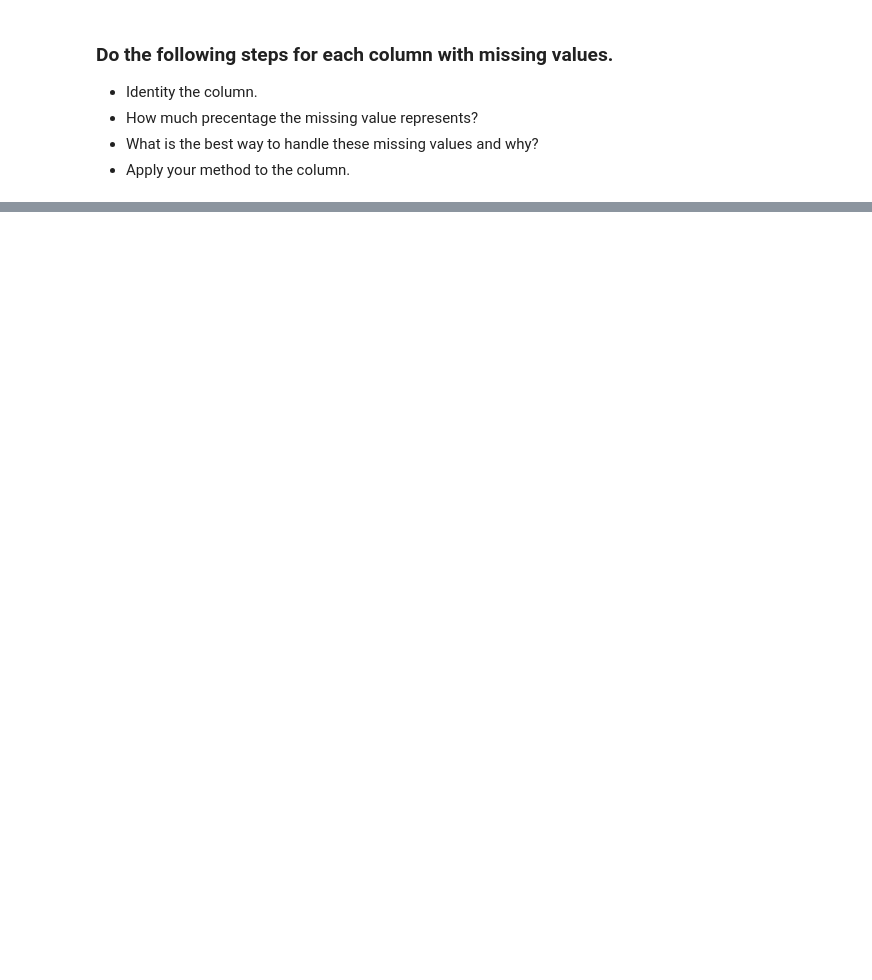
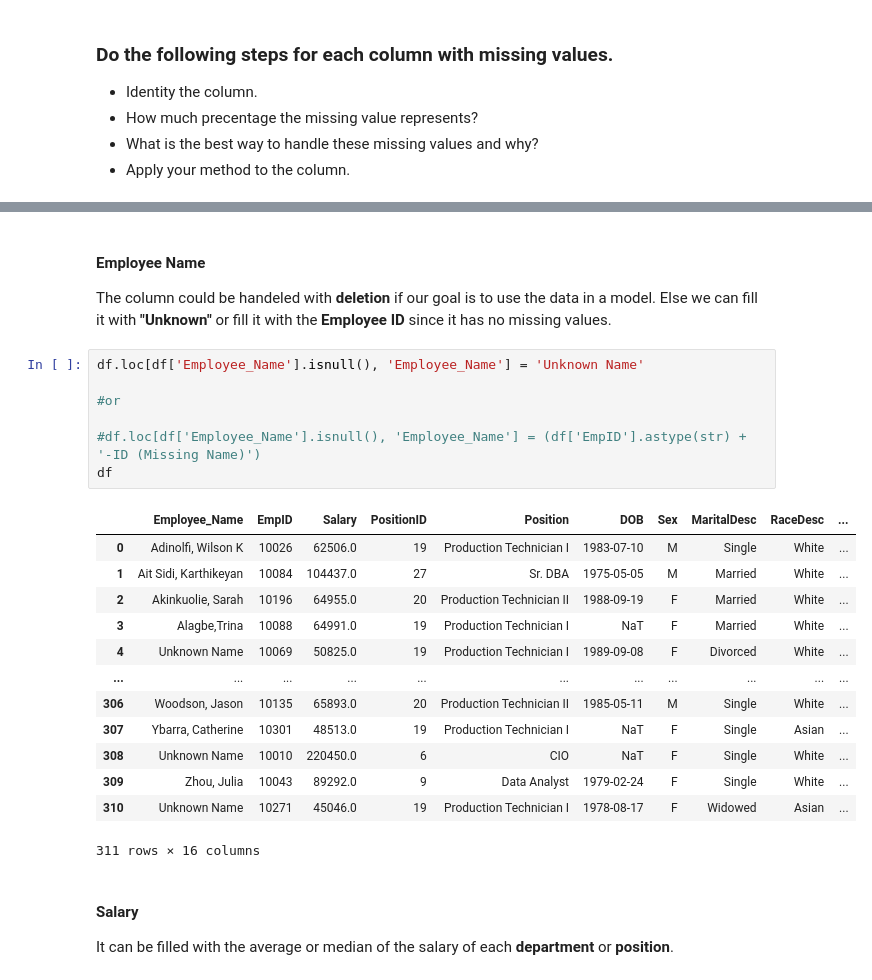
Before and after one commit to Tuwaiq-Data-Science-Bootcamp-V4/Missing-Data-Lab, a Jupyter notebook: Missing_Data_Assignment.ipynb, the cells around one changed output, grey strips where cells are left out. Saved outputs shown, nothing was run; the diff lists cells and outputs as text; blank space fills up the shorter version.

```diff
--- a/Missing_Data_Assignment.ipynb
+++ b/Missing_Data_Assignment.ipynb
@@ -19,0 +195,27 @@
+# %% [markdown]
+#### Employee Name
+The column could be handeled with **deletion** if our goal is to use the data in a model. Else we can fill it with **"Unknown"** or fill it with the **Employee ID** since it has no missing values.
+# %%
+df.loc[df['Employee_Name'].isnull(), 'Employee_Name'] = 'Unknown Name'
+
+#or
+
+#df.loc[df['Employee_Name'].isnull(), 'Employee_Name'] = (df['EmpID'].astype(str) + '-ID (Missing Name)')
+df
+# %% [output]
+|  | Employee_Name | EmpID | Salary | PositionID | Position | DOB | Sex | MaritalDesc | RaceDesc | ... |
+| 0 | Adinolfi, Wilson K | 10026 | 62506.0 | 19 | Production Technician I | 1983-07-10 | M | Single | White | ... |
+| 1 | Ait Sidi, Karthikeyan | 10084 | 104437.0 | 27 | Sr. DBA | 1975-05-05 | M | Married | White | ... |
+| 2 | Akinkuolie, Sarah | 10196 | 64955.0 | 20 | Production Technician II | 1988-09-19 | F | Married | White | ... |
+| 3 | Alagbe,Trina | 10088 | 64991.0 | 19 | Production Technician I | NaT | F | Married | White | ... |
+| 4 | Unknown Name | 10069 | 50825.0 | 19 | Production Technician I | 1989-09-08 | F | Divorced | White | ... |
+| ... | ... | ... | ... | ... | ... | ... | ... | ... | ... | ... |
+| 306 | Woodson, Jason | 10135 | 65893.0 | 20 | Production Technician II | 1985-05-11 | M | Single | White | ... |
+| 307 | Ybarra, Catherine | 10301 | 48513.0 | 19 | Production Technician I | NaT | F | Single | Asian | ... |
+| 308 | Unknown Name | 10010 | 220450.0 | 6 | CIO | NaT | F | Single | White | ... |
+| 309 | Zhou, Julia | 10043 | 89292.0 | 9 | Data Analyst | 1979-02-24 | F | Single | White | ... |
+| 310 | Unknown Name | 10271 | 45046.0 | 19 | Production Technician I | 1978-08-17 | F | Widowed | Asian | ... |
+311 rows × 16 columns
+# %% [markdown]
+#### Salary
+It can be filled with the average or median of the salary of each **department** or **position**.
```
Also changed, not shown: parts of 30 cells of this notebook.
